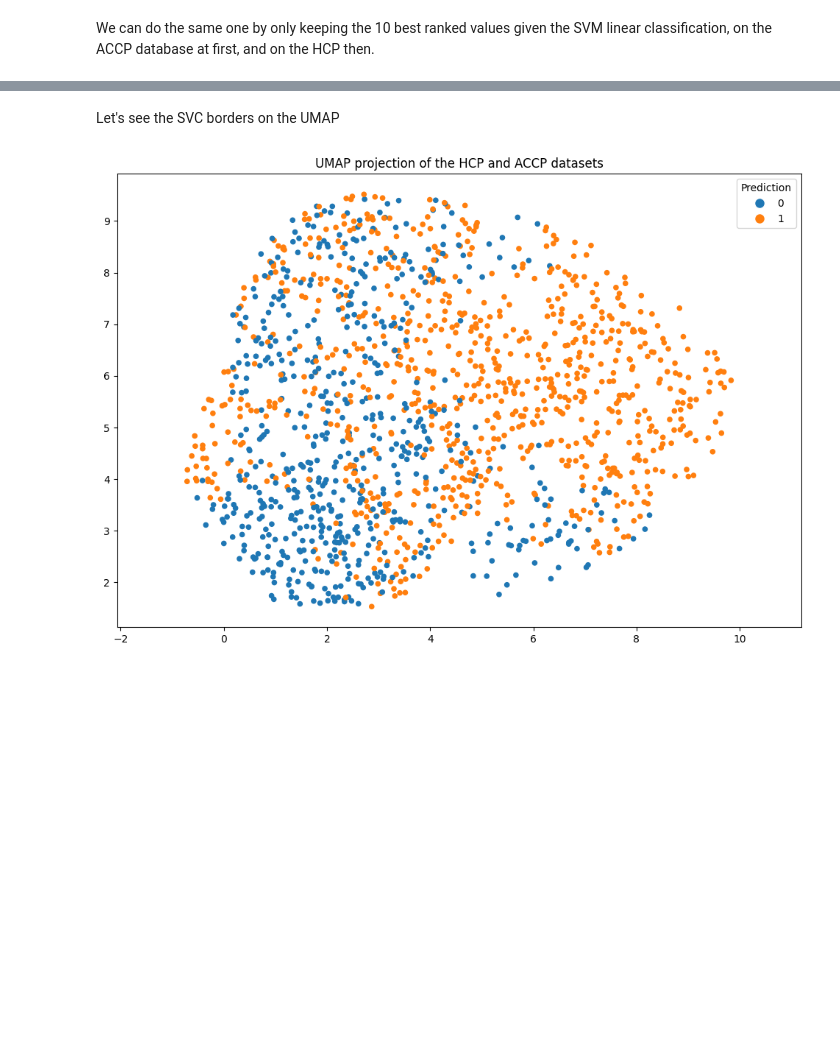
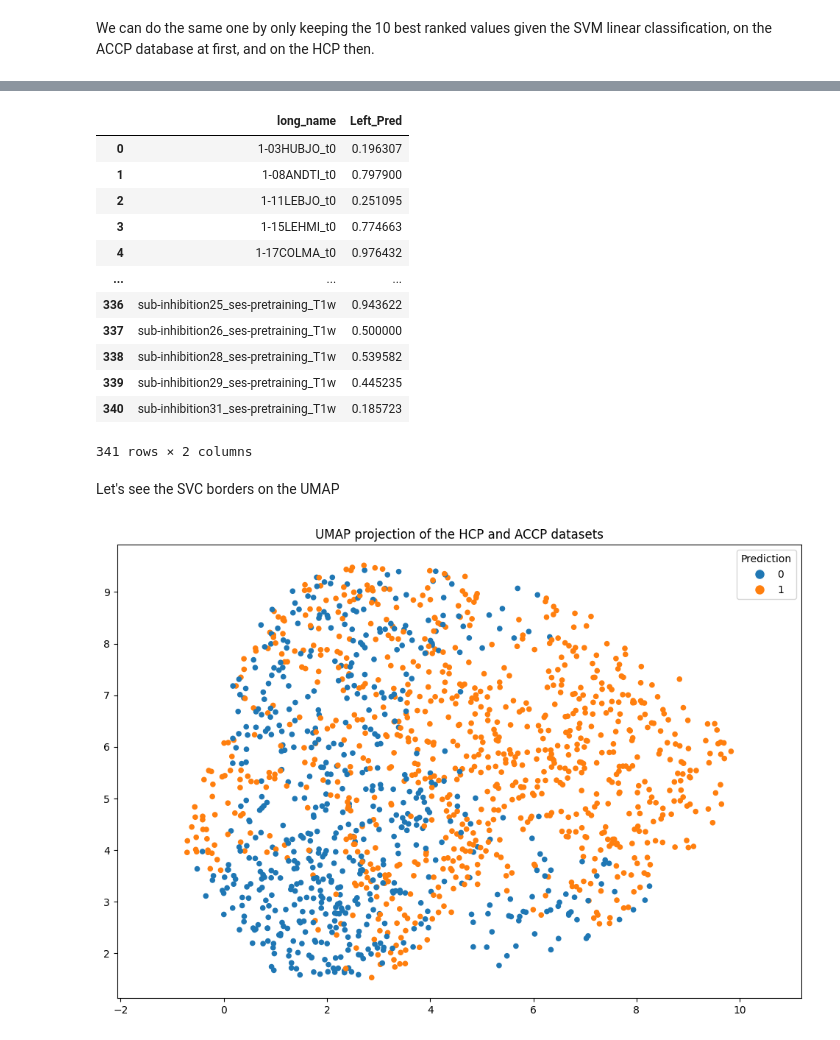
Before and after one commit to neurospin/champollion_V1, a Jupyter notebook: contrastive/notebooks/antoine/SVM_classifier_on_HCP_left_cingulate_dim256.ipynb, the cells around one changed output, grey strips where cells are left out. Saved outputs shown, nothing was run; the diff lists cells and outputs as text; code cells hidden in the pictures; blank space fills up the shorter version.

```diff
--- a/contrastive/notebooks/antoine/SVM_classifier_on_HCP_left_cingulate_dim256.ipynb
+++ b/contrastive/notebooks/antoine/SVM_classifier_on_HCP_left_cingulate_dim256.ipynb
@@ -361,0 +362,17 @@ plot_UMAP(embedding2D_best_classified_ACCP, best_ACCP, 'UMAP projection of the b
+# %%
+ACCP_left_Prd_df = pd.DataFrame({'long_name' : list(ebdd_lbl_ACCP.index), 'Left_Pred' :  ACCP_proba_pred[:,1]})
+ACCP_left_Prd_df
+# %% [output]
+|  | long_name | Left_Pred |
+| 0 | 1-03HUBJO_t0 | 0.196307 |
+| 1 | 1-08ANDTI_t0 | 0.797900 |
+| 2 | 1-11LEBJO_t0 | 0.251095 |
+| 3 | 1-15LEHMI_t0 | 0.774663 |
+| 4 | 1-17COLMA_t0 | 0.976432 |
+| ... | ... | ... |
+| 336 | sub-inhibition25_ses-pretraining_T1w | 0.943622 |
+| 337 | sub-inhibition26_ses-pretraining_T1w | 0.500000 |
+| 338 | sub-inhibition28_ses-pretraining_T1w | 0.539582 |
+| 339 | sub-inhibition29_ses-pretraining_T1w | 0.445235 |
+| 340 | sub-inhibition31_ses-pretraining_T1w | 0.185723 |
+341 rows × 2 columns
```
Also changed, not shown: parts of 5 cells of this notebook, 6 other files.
